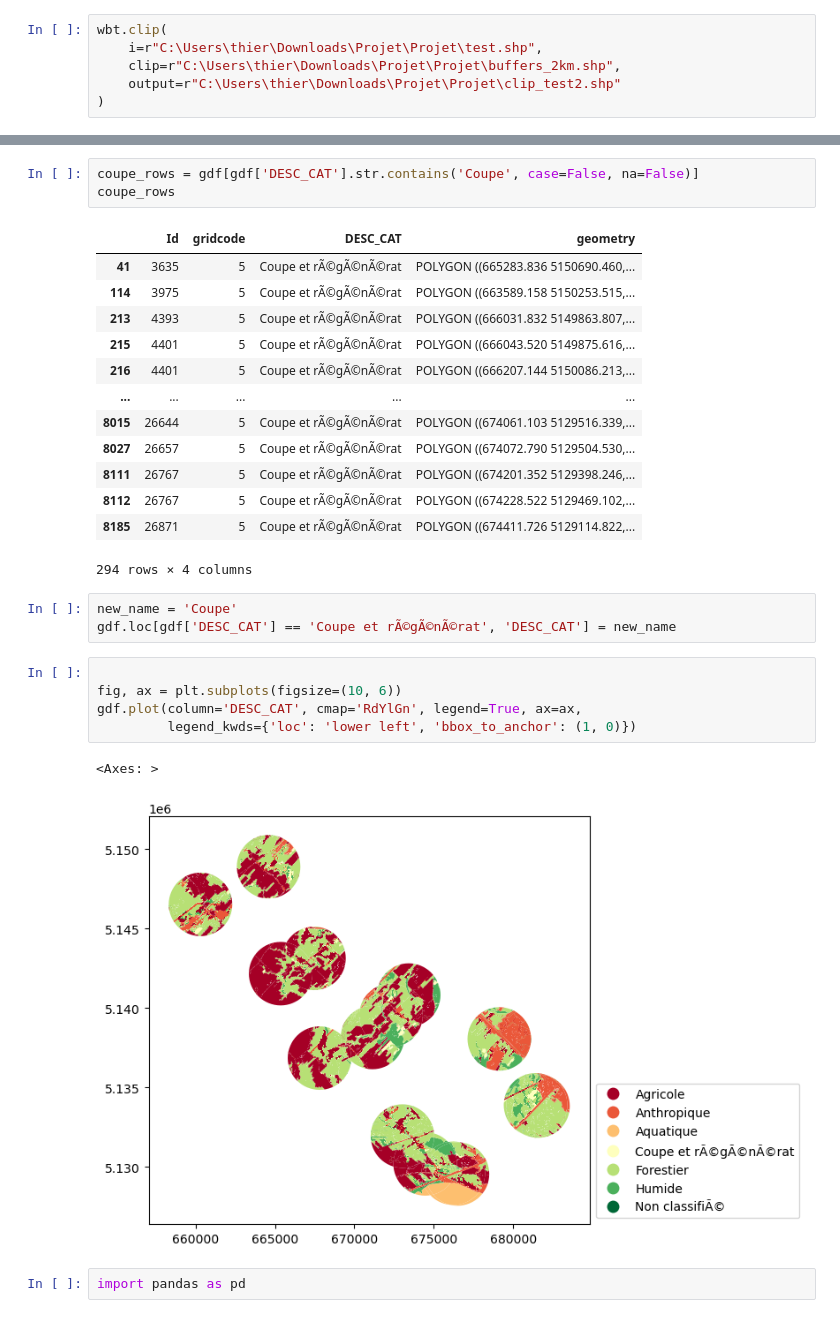
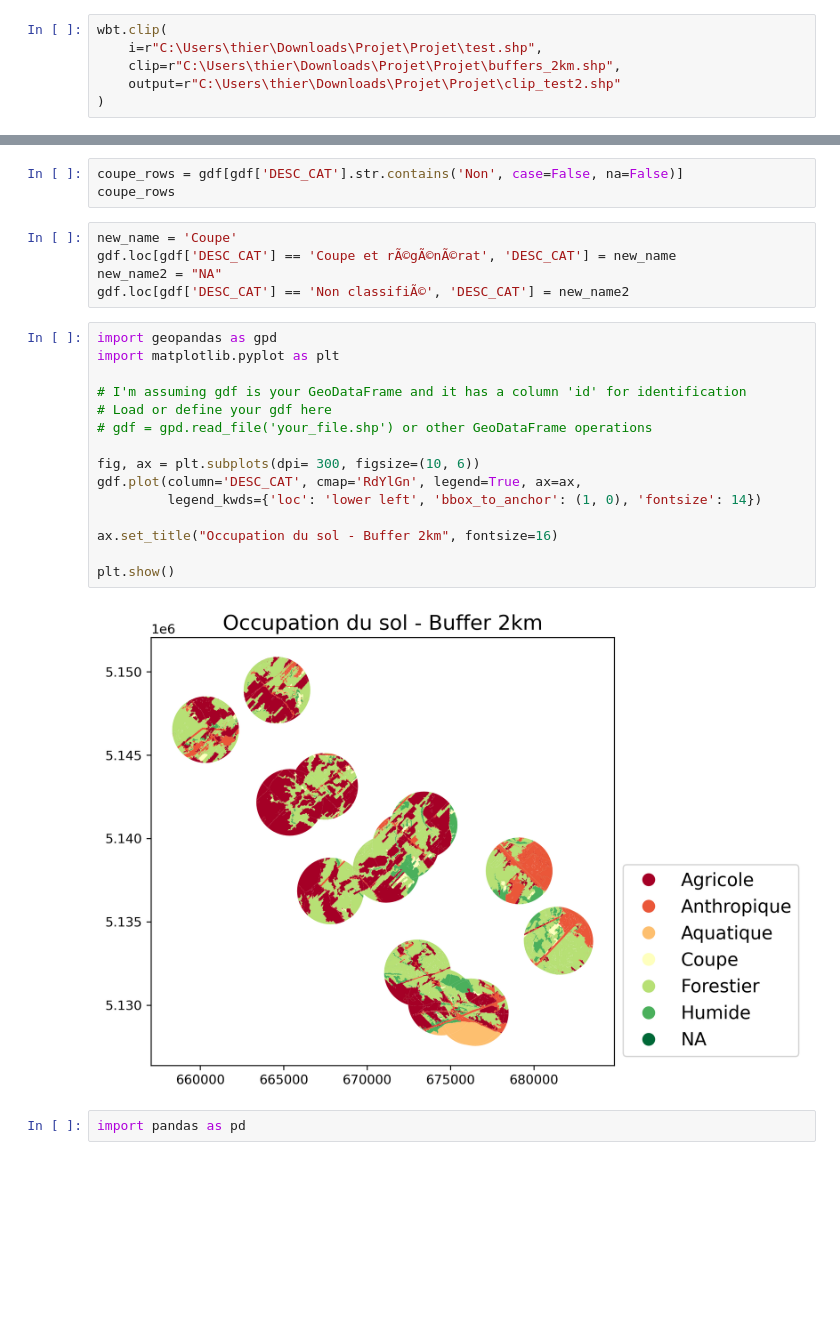
Before and after one commit to tofunori/Multi-buffers-data-extraction, a Jupyter notebook: data_manipulation.ipynb, the cells around one changed output, grey strips where cells are left out. Cells and saved outputs as stored; diff of their text form; blank space fills up the shorter version.

```diff
--- a/data_manipulation.ipynb
+++ b/data_manipulation.ipynb
@@ -69,31 +47,28 @@ gdf.head(50)
 # %%
-coupe_rows = gdf[gdf['DESC_CAT'].str.contains('Coupe', case=False, na=False)]
+coupe_rows = gdf[gdf['DESC_CAT'].str.contains('Non', case=False, na=False)]
 coupe_rows
-# %% [output]
-|  | Id | gridcode | DESC_CAT | geometry |
-| 41 | 3635 | 5 | Coupe et rÃ©gÃ©nÃ©rat | POLYGON ((665283.836 5150690.460,... |
-| 114 | 3975 | 5 | Coupe et rÃ©gÃ©nÃ©rat | POLYGON ((663589.158 5150253.515,... |
-| 213 | 4393 | 5 | Coupe et rÃ©gÃ©nÃ©rat | POLYGON ((666031.832 5149863.807,... |
-| 215 | 4401 | 5 | Coupe et rÃ©gÃ©nÃ©rat | POLYGON ((666043.520 5149875.616,... |
-| 216 | 4401 | 5 | Coupe et rÃ©gÃ©nÃ©rat | POLYGON ((666207.144 5150086.213,... |
-| ... | ... | ... | ... | ... |
-| 8015 | 26644 | 5 | Coupe et rÃ©gÃ©nÃ©rat | POLYGON ((674061.103 5129516.339,... |
-| 8027 | 26657 | 5 | Coupe et rÃ©gÃ©nÃ©rat | POLYGON ((674072.790 5129504.530,... |
-| 8111 | 26767 | 5 | Coupe et rÃ©gÃ©nÃ©rat | POLYGON ((674201.352 5129398.246,... |
-| 8112 | 26767 | 5 | Coupe et rÃ©gÃ©nÃ©rat | POLYGON ((674228.522 5129469.102,... |
-| 8185 | 26871 | 5 | Coupe et rÃ©gÃ©nÃ©rat | POLYGON ((674411.726 5129114.822,... |
-294 rows × 4 columns
 # %%
 new_name = 'Coupe'
 gdf.loc[gdf['DESC_CAT'] == 'Coupe et rÃ©gÃ©nÃ©rat', 'DESC_CAT'] = new_name
+new_name2 = "NA"
+gdf.loc[gdf['DESC_CAT'] == 'Non classifiÃ©', 'DESC_CAT'] = new_name2
 # %%
+import geopandas as gpd
+import matplotlib.pyplot as plt
 
-fig, ax = plt.subplots(figsize=(10, 6))
+# I'm assuming gdf is your GeoDataFrame and it has a column 'id' for identification
+# Load or define your gdf here
+# gdf = gpd.read_file('your_file.shp') or other GeoDataFrame operations
+
+fig, ax = plt.subplots(dpi= 300, figsize=(10, 6))
 gdf.plot(column='DESC_CAT', cmap='RdYlGn', legend=True, ax=ax,
-         legend_kwds={'loc': 'lower left', 'bbox_to_anchor': (1, 0)})
+         legend_kwds={'loc': 'lower left', 'bbox_to_anchor': (1, 0), 'fontsize': 14})
+
+ax.set_title("Occupation du sol - Buffer 2km", fontsize=16)
+
+plt.show()
 # %% [output]
-<Axes: >
-[figure, old version]
+[figure, new version]
 # %%
 import pandas as pd
 # %%
```
Also changed, not shown: parts of 10 cells of this notebook, 2 other files.
